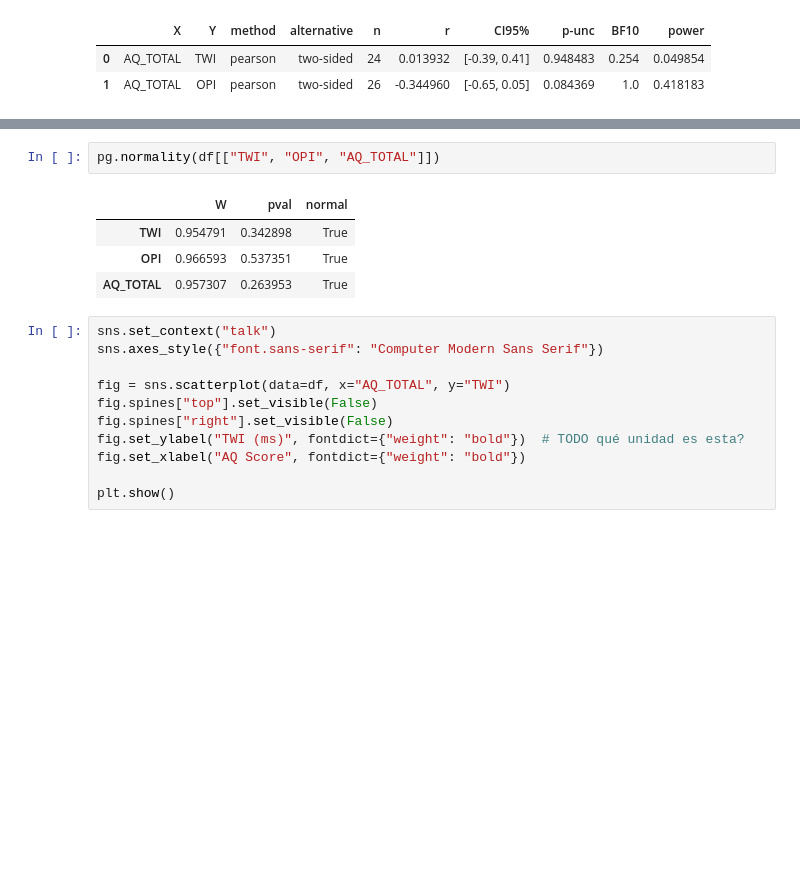
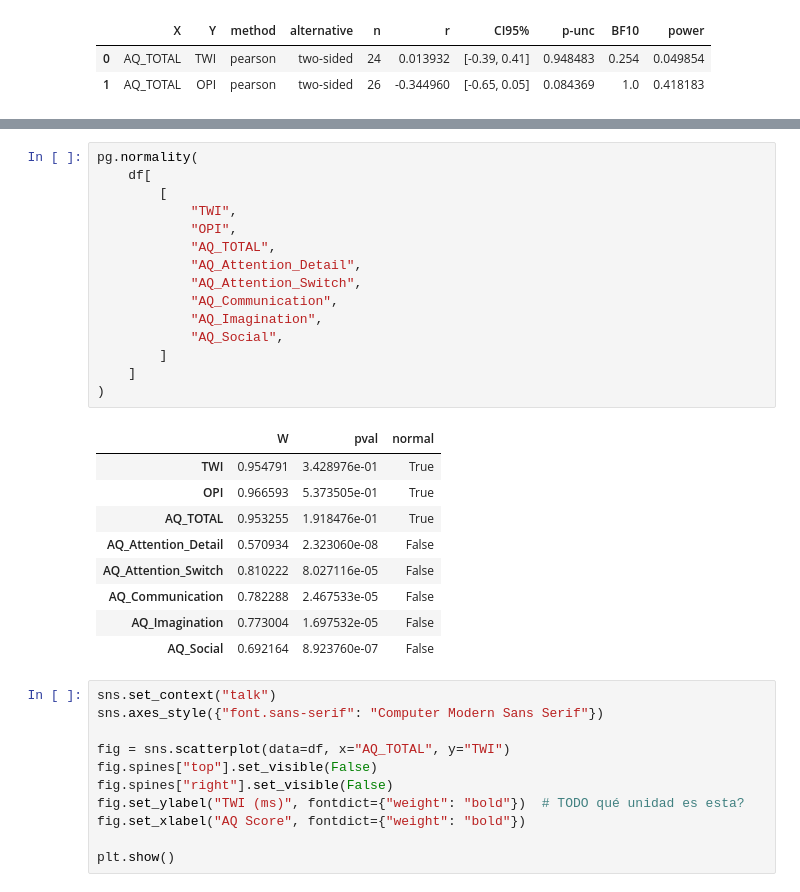
Before and after one commit to camila-maura/GIFTED-DFI, a Jupyter notebook: aq_analysis.ipynb, the cells around one changed output, grey strips where cells are left out. Drawn from its saved outputs; the diff is of its cells as text; blank space fills up the shorter version.

```diff
--- a/aq_analysis.ipynb
+++ b/aq_analysis.ipynb
@@ -74,10 +136,28 @@ pg.pairwise_corr(data=df, columns=[["AQ_TOTAL"], ["TWI", "OPI"]], method="pearso
 # %%
-pg.normality(df[["TWI", "OPI", "AQ_TOTAL"]])
+pg.normality(
+    df[
+        [
+            "TWI",
+            "OPI",
+            "AQ_TOTAL",
+            "AQ_Attention_Detail",
+            "AQ_Attention_Switch",
+            "AQ_Communication",
+            "AQ_Imagination",
+            "AQ_Social",
+        ]
+    ]
+)
 # %% [output]
 |  | W | pval | normal |
-| TWI | 0.954791 | 0.342898 | True |
-| OPI | 0.966593 | 0.537351 | True |
-| AQ_TOTAL | 0.957307 | 0.263953 | True |
+| TWI | 0.954791 | 3.428976e-01 | True |
+| OPI | 0.966593 | 5.373505e-01 | True |
+| AQ_TOTAL | 0.953255 | 1.918476e-01 | True |
+| AQ_Attention_Detail | 0.570934 | 2.323060e-08 | False |
+| AQ_Attention_Switch | 0.810222 | 8.027116e-05 | False |
+| AQ_Communication | 0.782288 | 2.467533e-05 | False |
+| AQ_Imagination | 0.773004 | 1.697532e-05 | False |
+| AQ_Social | 0.692164 | 8.923760e-07 | False |
 # %%
 sns.set_context("talk")
 sns.axes_style({"font.sans-serif": "Computer Modern Sans Serif"})
```
Also changed, not shown: parts of 18 cells of this notebook, 7 other files.
